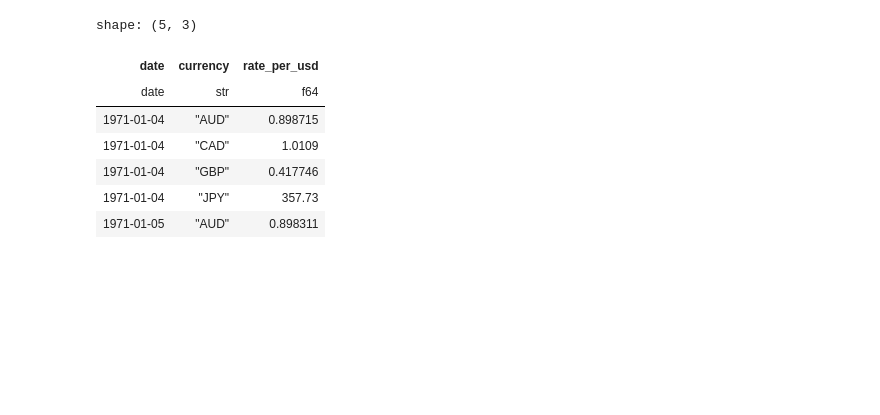
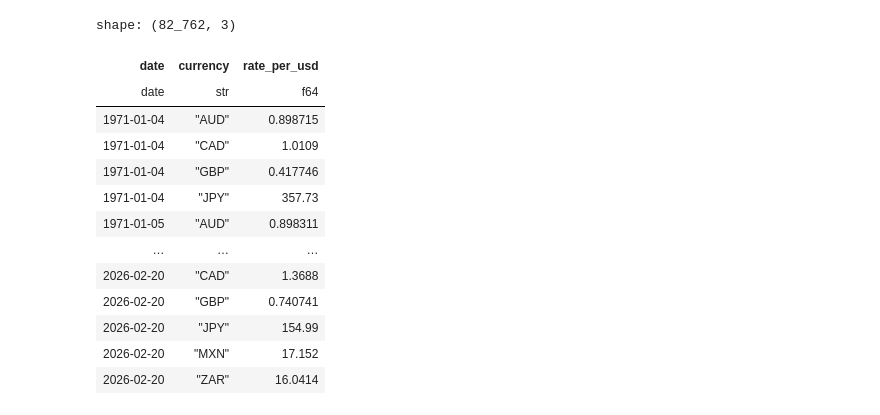
Before and after one commit to AdithSrinivasan/qts-cross-asset-fx, a Jupyter notebook: notebooks/fx_spot_data_exploration.ipynb, the cells around one changed output. Cells and saved outputs as stored; diff of their text form; code cells hidden in the pictures; blank space fills up the shorter version.

```diff
--- a/notebooks/fx_spot_data_exploration.ipynb
+++ b/notebooks/fx_spot_data_exploration.ipynb
@@ -11,13 +8,18 @@ Date range: 1971-01-04 → 2026-02-20
 # %%
 df = load_fx_spot()
+display(df)
+# %% [output]
+shape: (82_762, 3)
+| date | currency | rate_per_usd |
+| date | str | f64 |
+| 1971-01-04 | "AUD" | 0.898715 |
+| 1971-01-04 | "CAD" | 1.0109 |
+| 1971-01-04 | "GBP" | 0.417746 |
+| 1971-01-04 | "JPY" | 357.73 |
+| 1971-01-05 | "AUD" | 0.898311 |
+| … | … | … |
+| 2026-02-20 | "CAD" | 1.3688 |
+| 2026-02-20 | "GBP" | 0.740741 |
+| 2026-02-20 | "JPY" | 154.99 |
+| 2026-02-20 | "MXN" | 17.152 |
+| 2026-02-20 | "ZAR" | 16.0414 |
-# %%
-df.head()
-# %% [output]
-shape: (5, 3)
-| date | currency | rate_per_usd |
-| date | str | f64 |
-| 1971-01-04 | "AUD" | 0.898715 |
-| 1971-01-04 | "CAD" | 1.0109 |
-| 1971-01-04 | "GBP" | 0.417746 |
-| 1971-01-04 | "JPY" | 357.73 |
-| 1971-01-05 | "AUD" | 0.898311 |
```
Also changed, not shown: parts of 9 cells of this notebook, 2 other files.
